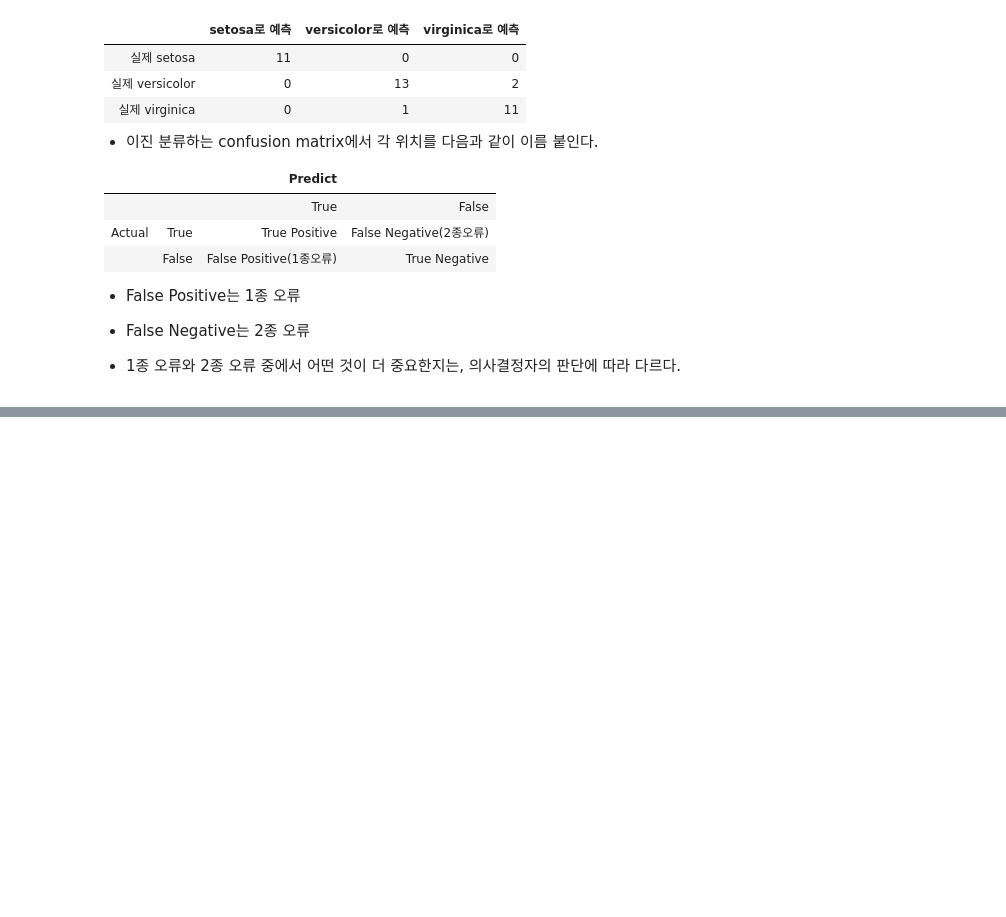
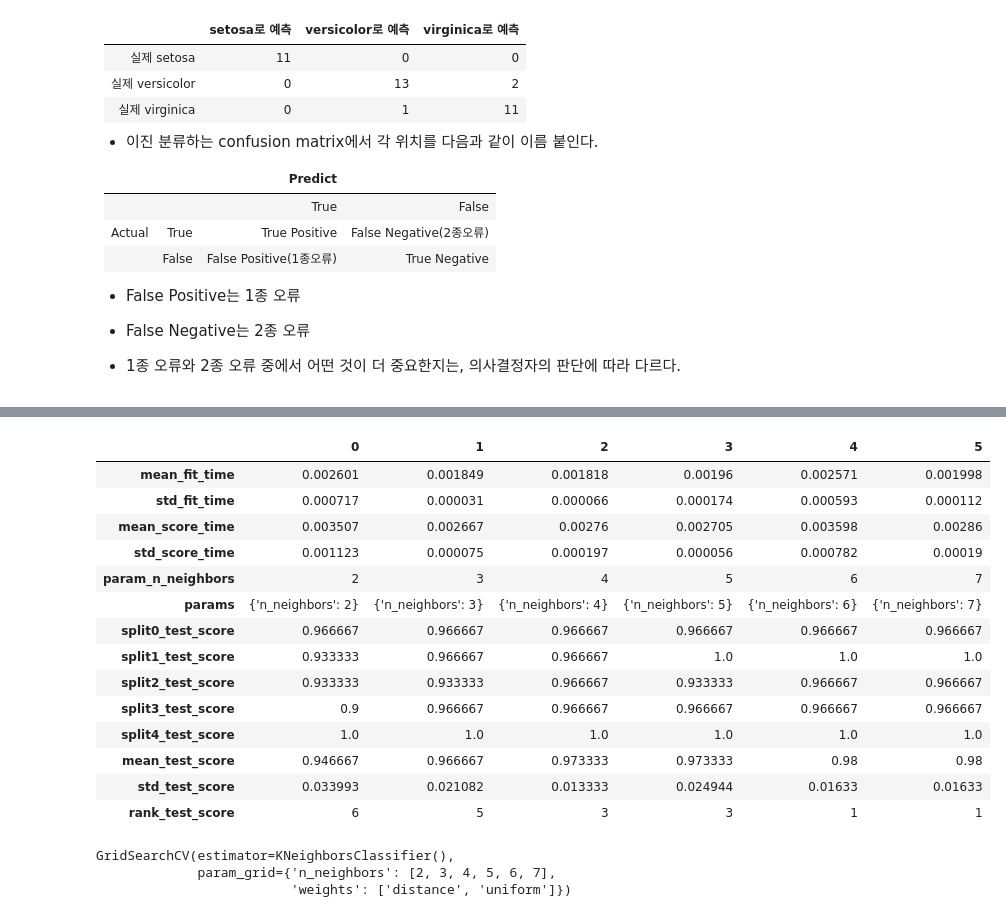
Before and after one commit to dlscks/pythondemo, a Jupyter notebook: python_33_기계학습_하이퍼_파라미터.ipynb, the cells around one changed output, grey strips where cells are left out. Drawn from its saved outputs; the diff is of its cells as text; code cells hidden in the pictures; blank space fills up the shorter version.

```diff
--- a/python_33_기계학습_하이퍼_파라미터.ipynb
+++ b/python_33_기계학습_하이퍼_파라미터.ipynb
@@ -114,0 +271,6 @@ array([[11,  0,  0],
+# %%
+# param_grid의 key는 get_params에 나오는 하이퍼 파라미터만 쓸 수 있다.
+# param_grid의 value는 테스트에 볼 하이퍼 파라미터를 리스트로 넣는다.
+grid = GridSearchCV(KNeighborsClassifier(), {'n_neighbors':[2,3,4,5,6,7]})
+# %%
+grid.fit(iris.iloc[:,:-1], iris.target)
@@ -114,0 +311,19 @@ array([[11,  0,  0],
+# %%
+# cv_results_의 결과를 pandas로 만들어 전치(T)해서 살펴보면 편하다.
+pd.DataFrame(grid.cv_results_).T
+# %% [output]
+|  | 0 | 1 | 2 | 3 | 4 | 5 |
+| mean_fit_time | 0.002601 | 0.001849 | 0.001818 | 0.00196 | 0.002571 | 0.001998 |
+| std_fit_time | 0.000717 | 0.000031 | 0.000066 | 0.000174 | 0.000593 | 0.000112 |
+| mean_score_time | 0.003507 | 0.002667 | 0.00276 | 0.002705 | 0.003598 | 0.00286 |
+| std_score_time | 0.001123 | 0.000075 | 0.000197 | 0.000056 | 0.000782 | 0.00019 |
+| param_n_neighbors | 2 | 3 | 4 | 5 | 6 | 7 |
+| params | {'n_neighbors': 2} | {'n_neighbors': 3} | {'n_neighbors': 4} | {'n_neighbors': 5} | {'n_neighbors': 6} | {'n_neighbors': 7} |
+| split0_test_score | 0.966667 | 0.966667 | 0.966667 | 0.966667 | 0.966667 | 0.966667 |
+| split1_test_score | 0.933333 | 0.966667 | 0.966667 | 1.0 | 1.0 | 1.0 |
+| split2_test_score | 0.933333 | 0.933333 | 0.966667 | 0.933333 | 0.966667 | 0.966667 |
+| split3_test_score | 0.9 | 0.966667 | 0.966667 | 0.966667 | 0.966667 | 0.966667 |
+| split4_test_score | 1.0 | 1.0 | 1.0 | 1.0 | 1.0 | 1.0 |
+| mean_test_score | 0.946667 | 0.966667 | 0.973333 | 0.973333 | 0.98 | 0.98 |
+| std_test_score | 0.033993 | 0.021082 | 0.013333 | 0.024944 | 0.01633 | 0.01633 |
+| rank_test_score | 6 | 5 | 3 | 3 | 1 | 1 |
@@ -114,0 +334,6 @@ array([[11,  0,  0],
+# %%
+grid.fit(iris.iloc[:,:-1], iris.target)
+# %% [output]
+GridSearchCV(estimator=KNeighborsClassifier(),
+             param_grid={'n_neighbors': [2, 3, 4, 5, 6, 7],
+                         'weights': ['distance', 'uniform']})
```
Also changed, not shown: parts of 58 cells of this notebook.
